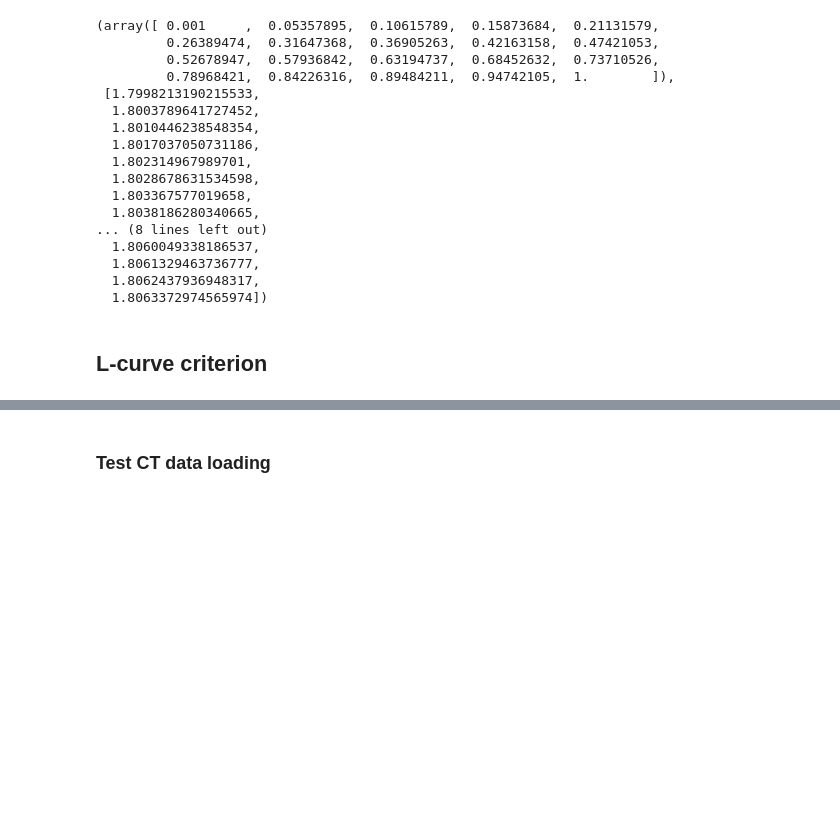
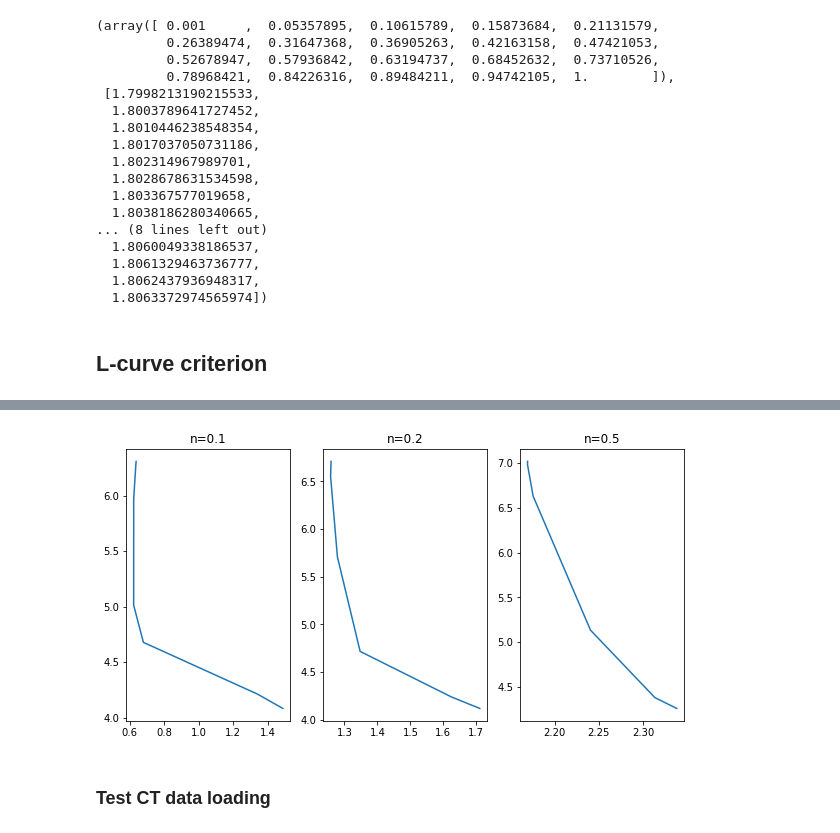
Before and after one commit to kenza-bouzid/ct_reconstruction, a Jupyter notebook: test_solver.ipynb, the cells around one changed output, grey strips where cells are left out. Drawn from its saved outputs; the diff is of its cells as text; code cells hidden in the pictures; blank space fills up the shorter version.

```diff
--- a/test_solver.ipynb
+++ b/test_solver.ipynb
@@ -157,3 +172,29 @@ for n in tqdm(noise):
+# %%
+importlib.reload(sol)
+noise_huber = [0.1, 0.2, 0.5]
+lams_huber = [1e-7, 1e-6, 1e-5, 1e-4, 1e-3, 1e-2, 1e-1, 1]
+l_curves_huber = {}
+
+sol_phantom = sol.CtSolver(n=256, type=sol.DataType.PHANTOM)
+grad = odl.Gradient(sol_phantom.input_space)
+huber_norm = odl.solvers.Huber(grad.range, gamma=0.001)
+
+for n in tqdm(noise_huber):
+    sol_phantom.add_noise(noise=n)
+    l_curves_huber[n] = {'res_norm': [], 'sol_huber_norm':[]}
+    for lam in tqdm(lams_huber):
+        x_lam, _ = sol_phantom.solve_douglas_rachford_pd(lam=lam, gamma=0.001, tau=1.0, niter=100, verbose=False)
+        l_curves_huber[n]['res_norm'].append(np.log((sol_phantom.ray_trafo(x_lam) - sol_phantom.g_noisy).norm()))
+        l_curves_huber[n]['sol_huber_norm'].append(np.log(huber_norm(grad(x_lam))))
+
+np.save('l_curves_huber.npy', l_curves_huber)
+# %%
+fig, axs = plt.subplots(1, 3,figsize=(10,5))
+for i, n in enumerate(noise_huber):
+    axs[i].plot(l_curves_huber[n]['res_norm'], l_curves_huber[n]['sol_huber_norm'])
+    axs[i].set_title(f"n={round(n,3)}")
+# %% [output]
+[figure, added]
 # %% [markdown]
 ### Test CT data loading
 # %%
```
Also changed, not shown: parts of 6 cells of this notebook, 3 other files.
